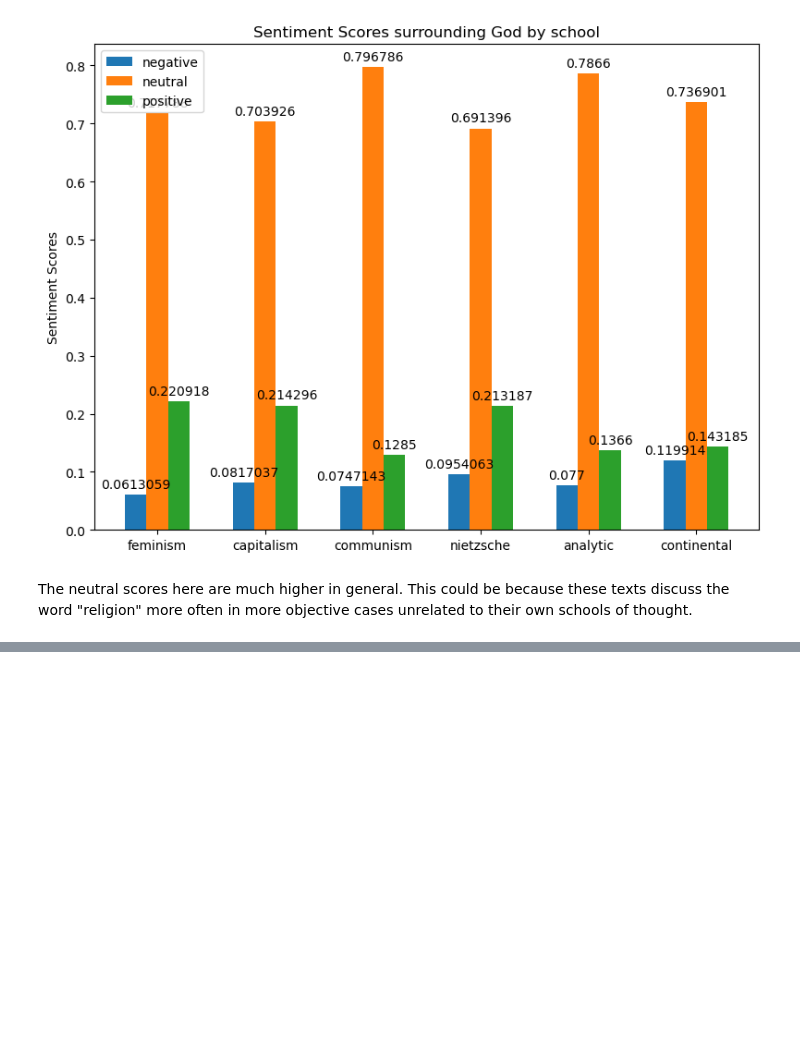
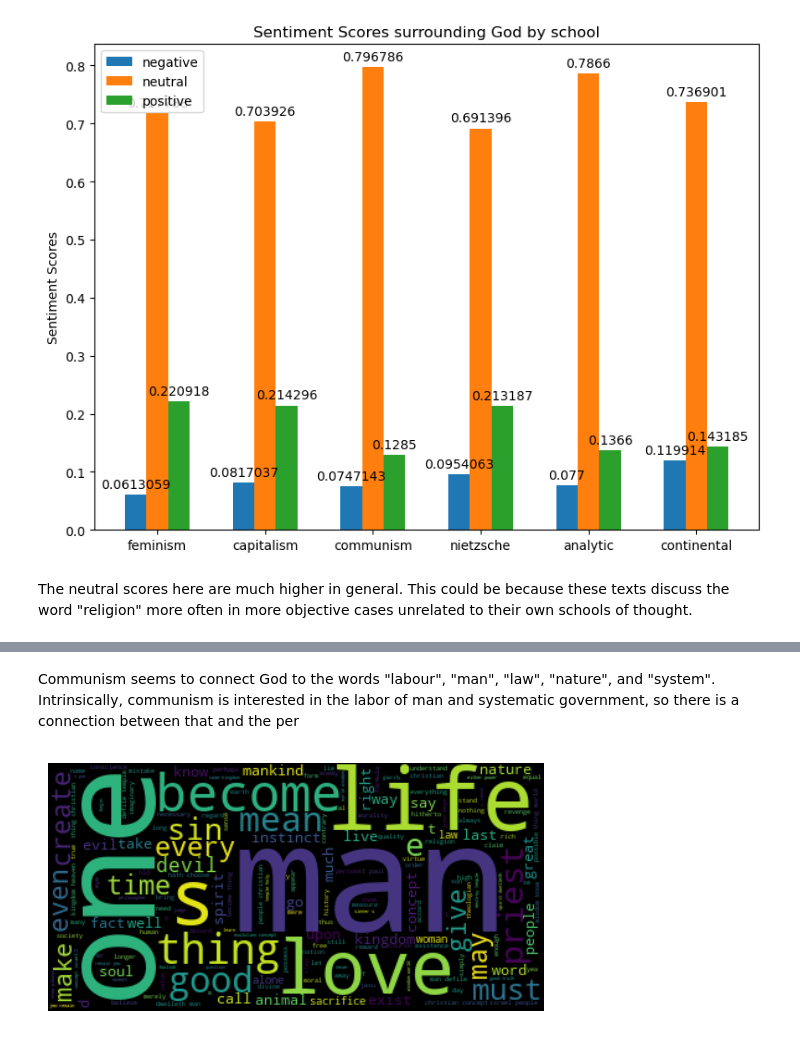
Before and after one commit to TZstatsADS/ads-spring2023-project1-lpa2114, a Jupyter notebook: doc/ADS Philosophy Project.ipynb, the cells around one changed output, grey strips where cells are left out. Drawn from its saved outputs; the diff is of its cells as text; code cells hidden in the pictures; blank space fills up the shorter version.

```diff
--- a/doc/ADS Philosophy Project.ipynb
+++ b/doc/ADS Philosophy Project.ipynb
@@ -204,0 +236,8 @@ We look at the same six schools here. Now we will create word clouds to visualiz
+# %% [markdown]
+Communism seems to connect God to the words "labour", "man", "law", "nature", and "system". Intrinsically, communism is interested in the labor of man and systematic government, so there is a connection between that and the per
+# %%
+plt.imshow(word_cloud_synth('nietzsche','God'), interpolation='bilinear')
+plt.axis("off")
+plt.show()
+# %% [output]
+[figure, added]
```
Also changed, not shown: parts of 11 cells of this notebook.
